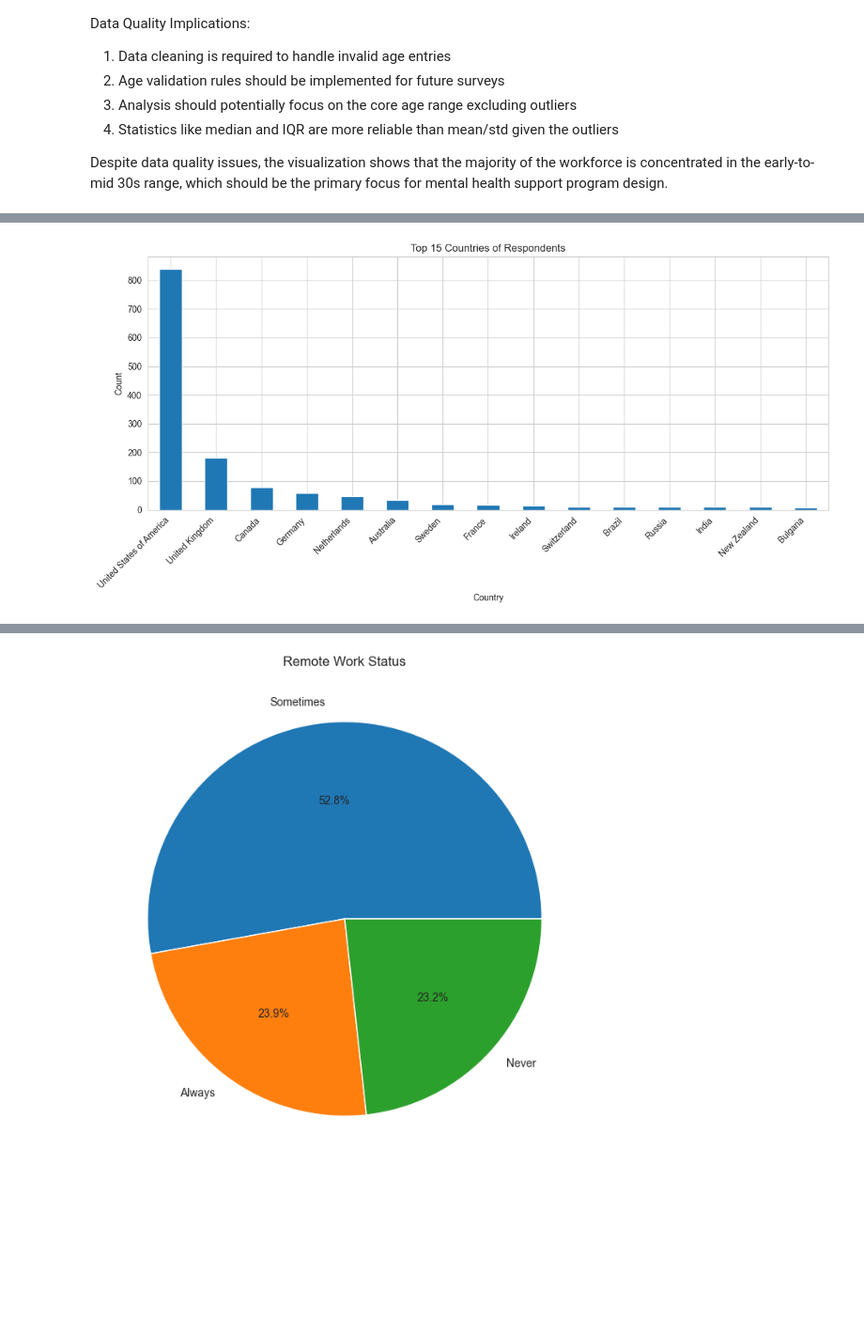
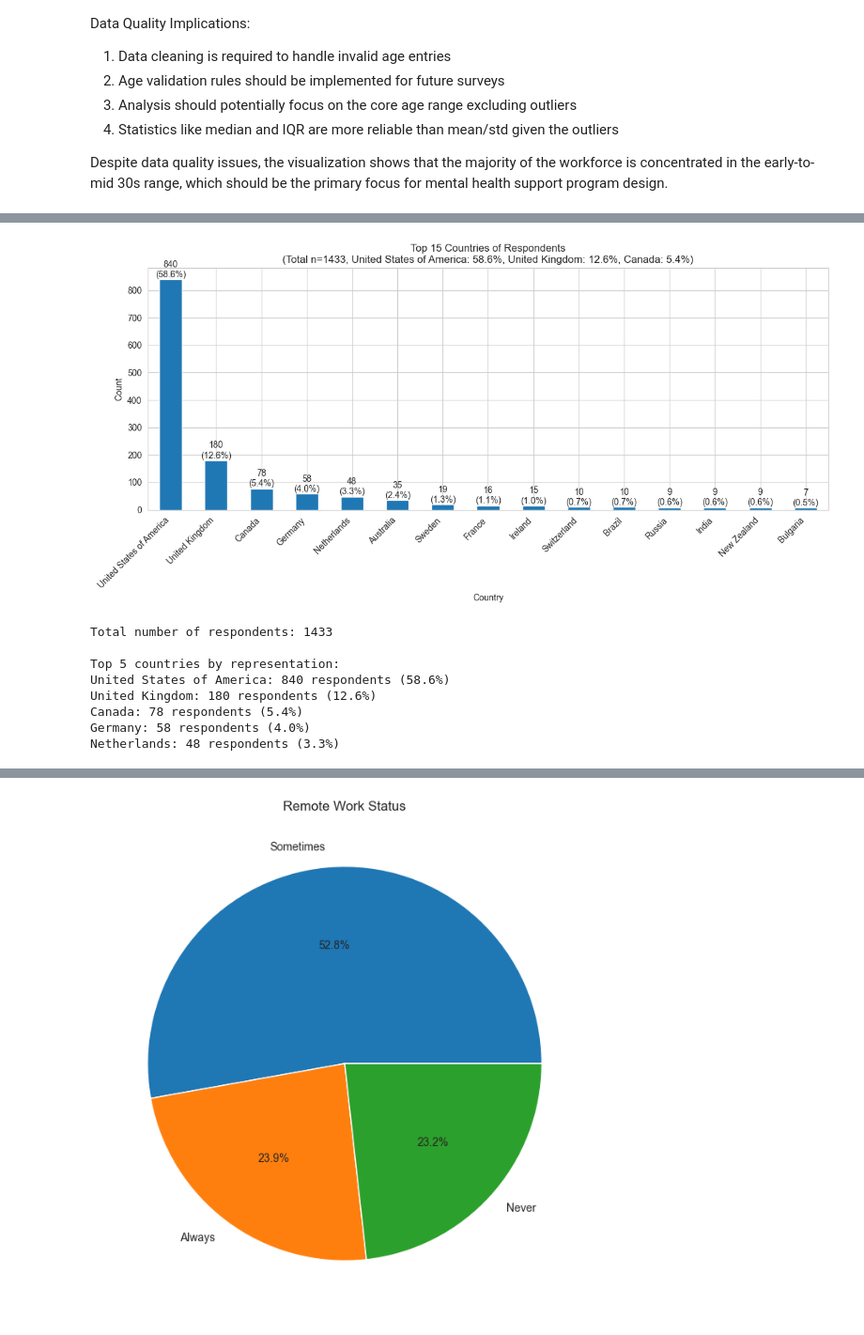
Before and after one commit to KonradKlein91/ml_unservised_learning, a Jupyter notebook: main.ipynb, the cells around one changed output, grey strips where cells are left out. Shown at 94% size. Saved outputs shown, nothing was run; the diff lists cells and outputs as text; code cells hidden in the pictures; blank space fills up the shorter version.

Commit message:
start with the text for dataset overview and data exploration. refine text and code documentation

```diff
--- a/main.ipynb
+++ b/main.ipynb
@@ -194,10 +193,24 @@ Despite data quality issues, the visualization shows that the majority of the wo
 is concentrated in the early-to-mid 30s range, which should be the primary focus for
 mental health support program design.
 # %%
-# Gender breakdown
+# Gender breakdown analysis
 gender_counts = df['What is your gender?'].value_counts()
-plt.figure(figsize=(8, 8))
-plt.pie(gender_counts.values, labels=gender_counts.index, autopct='%1.1f%%')
-plt.title('Gender Distribution')
+
+# Count unique variations
+num_variations = len(gender_counts)
+
+# Create visualization
+plt.figure(figsize=(12, 12))
+plt.pie(gender_counts.values,
+       labels=[label if i < 8 else '' for i, label in enumerate(gender_counts.index)],
+       autopct='%1.1f%%',
+       pctdistance=0.85)
+
+# Print detailed counts
+print(f"Number of unique gender response variations: {num_variations}")
+print("\nDetailed breakdown of responses:")
+for gender, count in gender_counts.items():
+   print(f"{gender}: {count} responses ({count/len(df)*100:.1f}%)")
+
 plt.show()
 # %% [output]
@@ -207,14 +261,42 @@ There are a lot of categories that mean the same, but in different variations. T
 # %%
 # Geographic distribution
 country_counts = df['What country do you live in?'].value_counts().head(15)
+
+# Calculate percentages
+total_respondents = len(df)
+percentages = (country_counts / total_respondents * 100).round(1)
+
 plt.figure(figsize=(12, 6))
 country_counts.plot(kind='bar')
-plt.title('Top 15 Countries of Respondents')
+
+# Add title with summary statistics
+plt.title(f'Top 15 Countries of Respondents\n(Total n={total_respondents}, {country_counts.index[0]}: {percentages.iloc[0]}%, {country_counts.index[1]}: {percentages.iloc[1]}%, {country_counts.index[2]}: {percentages.iloc[2]}%)')
 plt.xlabel('Country')
 plt.ylabel('Count')
+
+# Add value labels on top of each bar
+for i, (country, count) in enumerate(country_counts.items()):
+   plt.text(i, count + 1, f'{count}\n({percentages[country]}%)',
+            ha='center', va='bottom')
+
 plt.xticks(rotation=45, ha='right')
 plt.tight_layout()
 plt.show()
+
+# Print detailed statistics
+print(f"Total number of respondents: {total_respondents}")
+print("\nTop 5 countries by representation:")
+for country, count in country_counts.head().items():
+   pct = percentages[country]
+   print(f"{country}: {count} respondents ({pct}%)")
 # %% [output]
-[figure, old version]
+[figure, new version]
+Total number of respondents: 1433
+
+Top 5 countries by representation:
+United States of America: 840 respondents (58.6%)
+United Kingdom: 180 respondents (12.6%)
+Canada: 78 respondents (5.4%)
+Germany: 58 respondents (4.0%)
+Netherlands: 48 respondents (3.3%)
 # %% [markdown]
```
Also changed, not shown: parts of 7 cells of this notebook.
